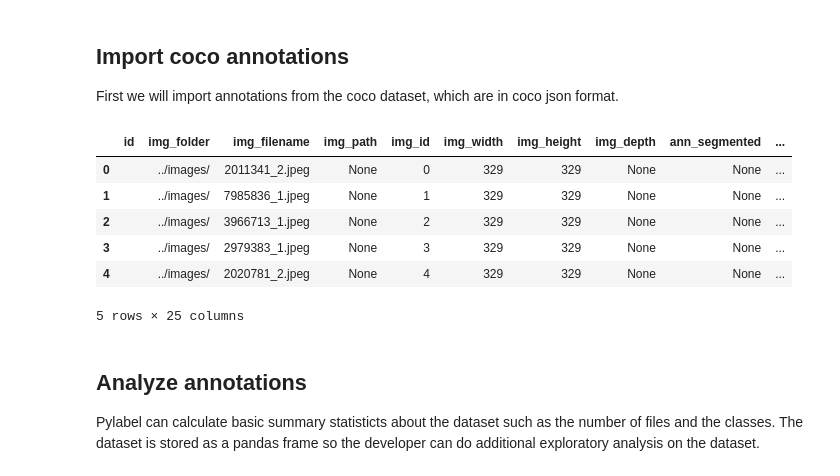
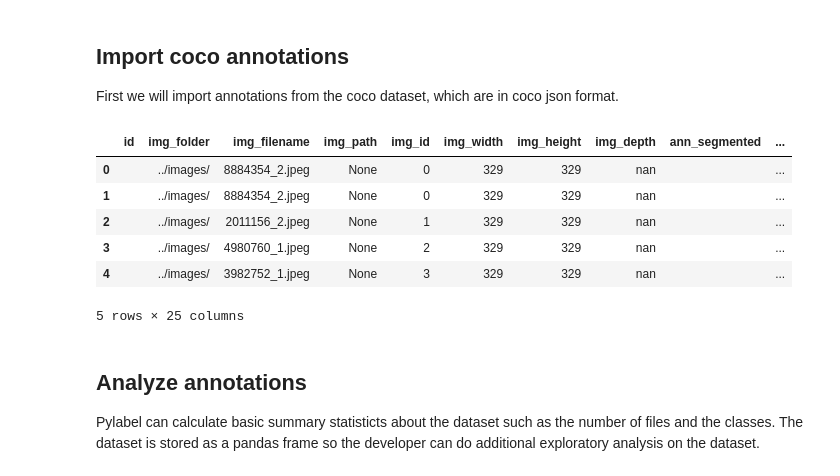
Before and after one commit to pylabel-project/pylabel, a Jupyter notebook: coco2voc.ipynb, the cells around one changed output. Saved outputs shown, nothing was run; the diff lists cells and outputs as text; code cells hidden in the pictures.

```diff
--- a/coco2voc.ipynb
+++ b/coco2voc.ipynb
@@ -12,19 +12,19 @@ First we will import annotations from the coco dataset, which are in coco json f
 # %%
 #Download the annotation file
 #!mkdir data/
 #!curl https://raw.githubusercontent.com/pylabelalpha/notebook/main/coco_instances_val2017.json --output data/coco_instances_val2017.json
-coco_annnotations = "/Users/alex/Google Drive/pylabel/datasets/wildlife/yolo_splits/val/labels/wildlife.json"
+coco_annnotations = "/Users/alex/Google Drive/pylabel/datasets/wildlife/yolo_splits/val/labels/../voc_annotations/Wildlife.json"
 
 #Import the dataset into the pylable schema
 dataset = importer.ImportCoco(coco_annnotations)
 dataset.df.head(5)
 # %% [output]
 |  | id | img_folder | img_filename | img_path | img_id | img_width | img_height | img_depth | ann_segmented | ... |
-| 0 |  | ../images/ | 2011341_2.jpeg | None | 0 | 329 | 329 | None | None | ... |
-| 1 |  | ../images/ | 7985836_1.jpeg | None | 1 | 329 | 329 | None | None | ... |
-| 2 |  | ../images/ | 3966713_1.jpeg | None | 2 | 329 | 329 | None | None | ... |
-| 3 |  | ../images/ | 2979383_1.jpeg | None | 3 | 329 | 329 | None | None | ... |
-| 4 |  | ../images/ | 2020781_2.jpeg | None | 4 | 329 | 329 | None | None | ... |
+| 0 |  | ../images/ | 8884354_2.jpeg | None | 0 | 329 | 329 | nan |  | ... |
+| 1 |  | ../images/ | 8884354_2.jpeg | None | 0 | 329 | 329 | nan |  | ... |
+| 2 |  | ../images/ | 2011156_2.jpeg | None | 1 | 329 | 329 | nan |  | ... |
+| 3 |  | ../images/ | 4980760_1.jpeg | None | 2 | 329 | 329 | nan |  | ... |
+| 4 |  | ../images/ | 3982752_1.jpeg | None | 3 | 329 | 329 | nan |  | ... |
 5 rows × 25 columns
 # %% [markdown]
 ## Analyze annotations
```
Also changed, not shown: parts of 2 cells of this notebook, 4 other files.
